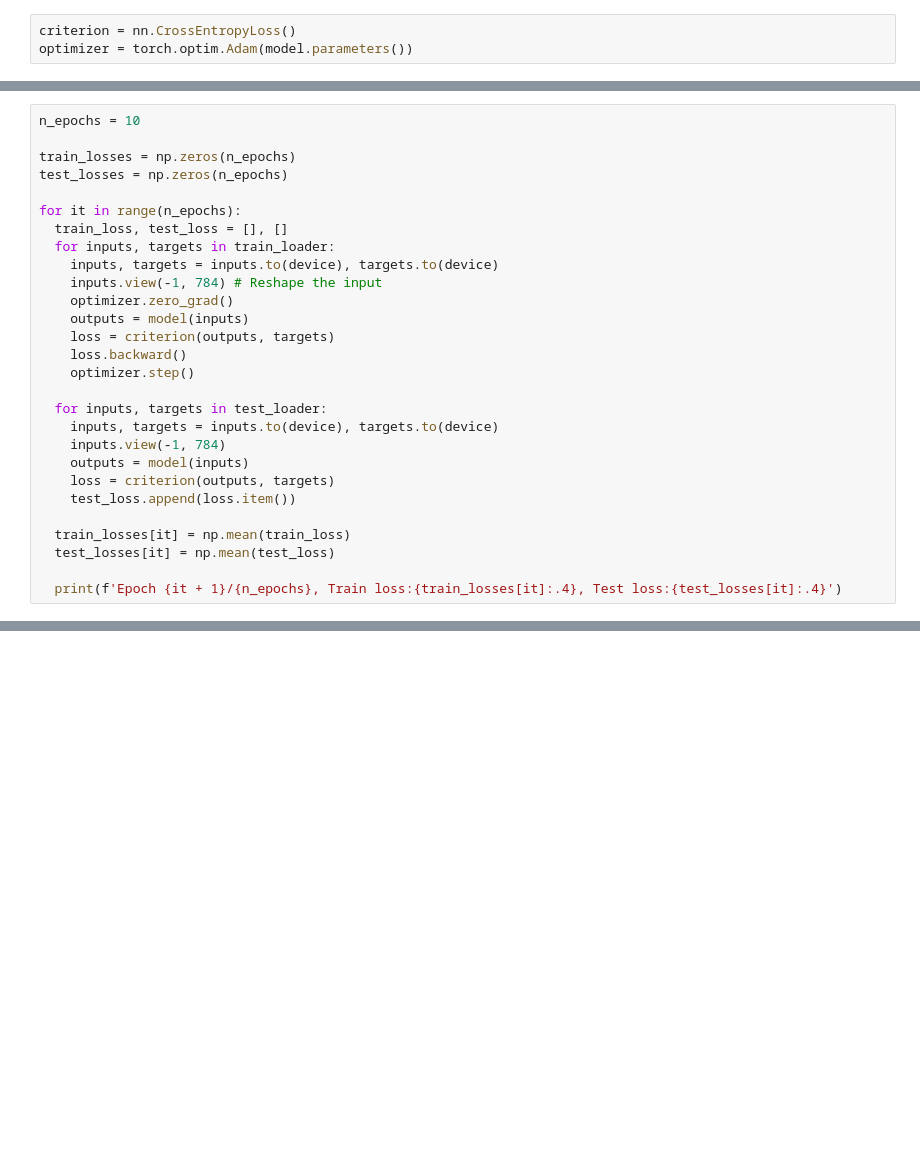
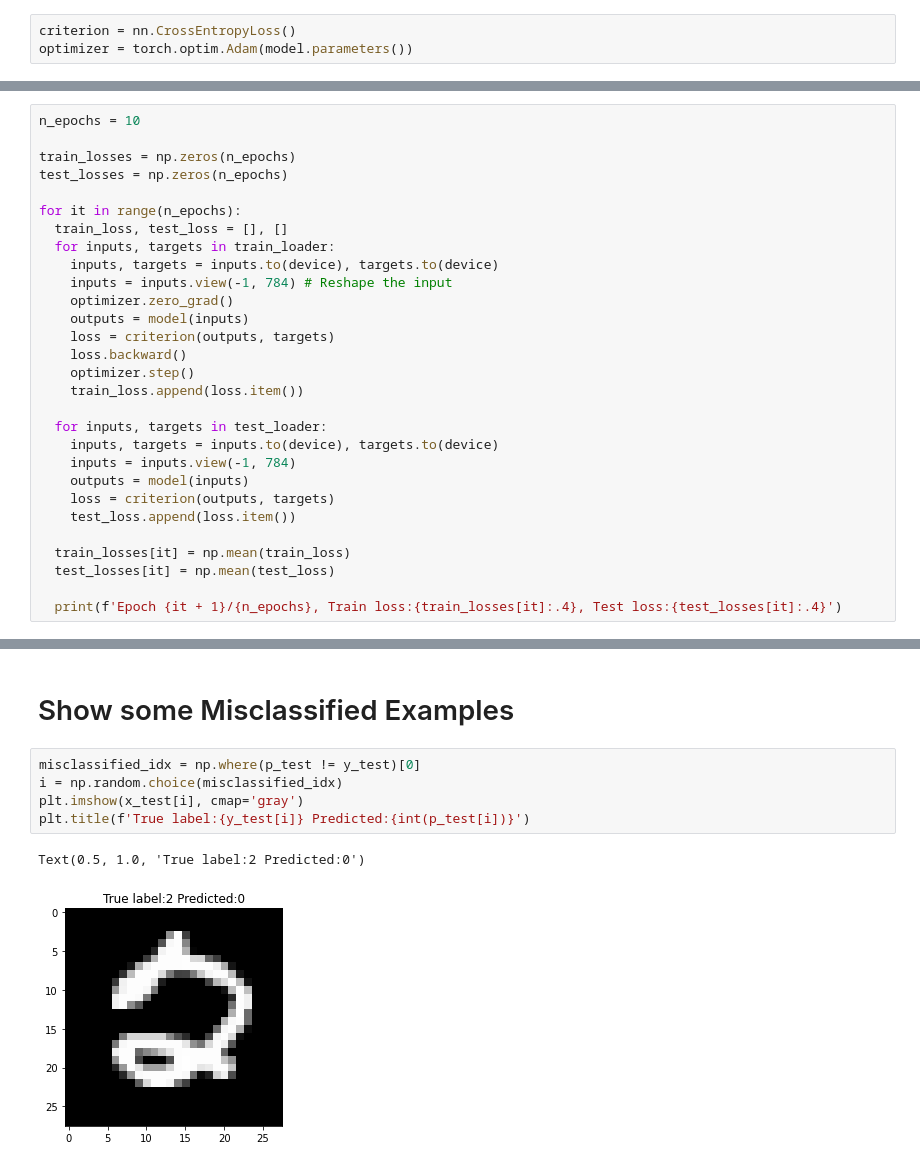
Before and after one commit to MohsenZare99B/Pytorch, a Jupyter notebook: 03-MNIST-ANN.ipynb, the cells around one changed output, grey strips where cells are left out. Saved outputs shown, nothing was run; the diff lists cells and outputs as text; blank space fills up the shorter version.

```diff
--- a/03-MNIST-ANN.ipynb
+++ b/03-MNIST-ANN.ipynb
@@ -71,16 +83,17 @@ for it in range(n_epochs):
   train_loss, test_loss = [], []
   for inputs, targets in train_loader:
     inputs, targets = inputs.to(device), targets.to(device)
-    inputs.view(-1, 784) # Reshape the input
+    inputs = inputs.view(-1, 784) # Reshape the input
     optimizer.zero_grad()
     outputs = model(inputs)
     loss = criterion(outputs, targets)
     loss.backward()
     optimizer.step()
+    train_loss.append(loss.item())
 
   for inputs, targets in test_loader:
     inputs, targets = inputs.to(device), targets.to(device)
-    inputs.view(-1, 784)
+    inputs = inputs.view(-1, 784)
     outputs = model(inputs)
     loss = criterion(outputs, targets)
     test_loss.append(loss.item())
@@ -93,0 +165,10 @@ RuntimeError: ignored
+# %% [markdown]
+# Show some Misclassified Examples
+# %%
+misclassified_idx = np.where(p_test != y_test)[0]
+i = np.random.choice(misclassified_idx)
+plt.imshow(x_test[i], cmap='gray')
+plt.title(f'True label:{y_test[i]} Predicted:{int(p_test[i])}')
+# %% [output]
+Text(0.5, 1.0, 'True label:2 Predicted:0')
+[figure, added]
```
Also changed, not shown: parts of 13 cells of this notebook.
